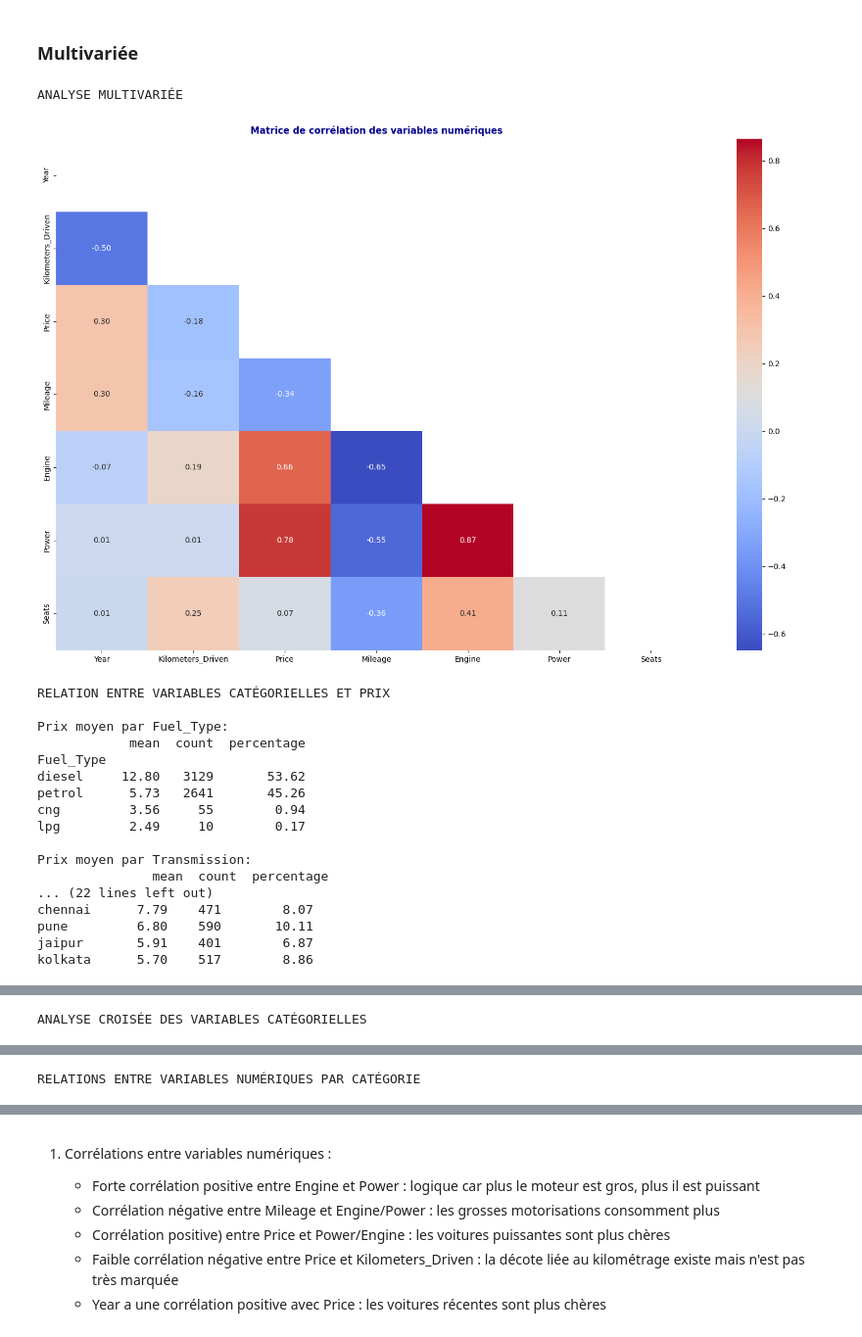
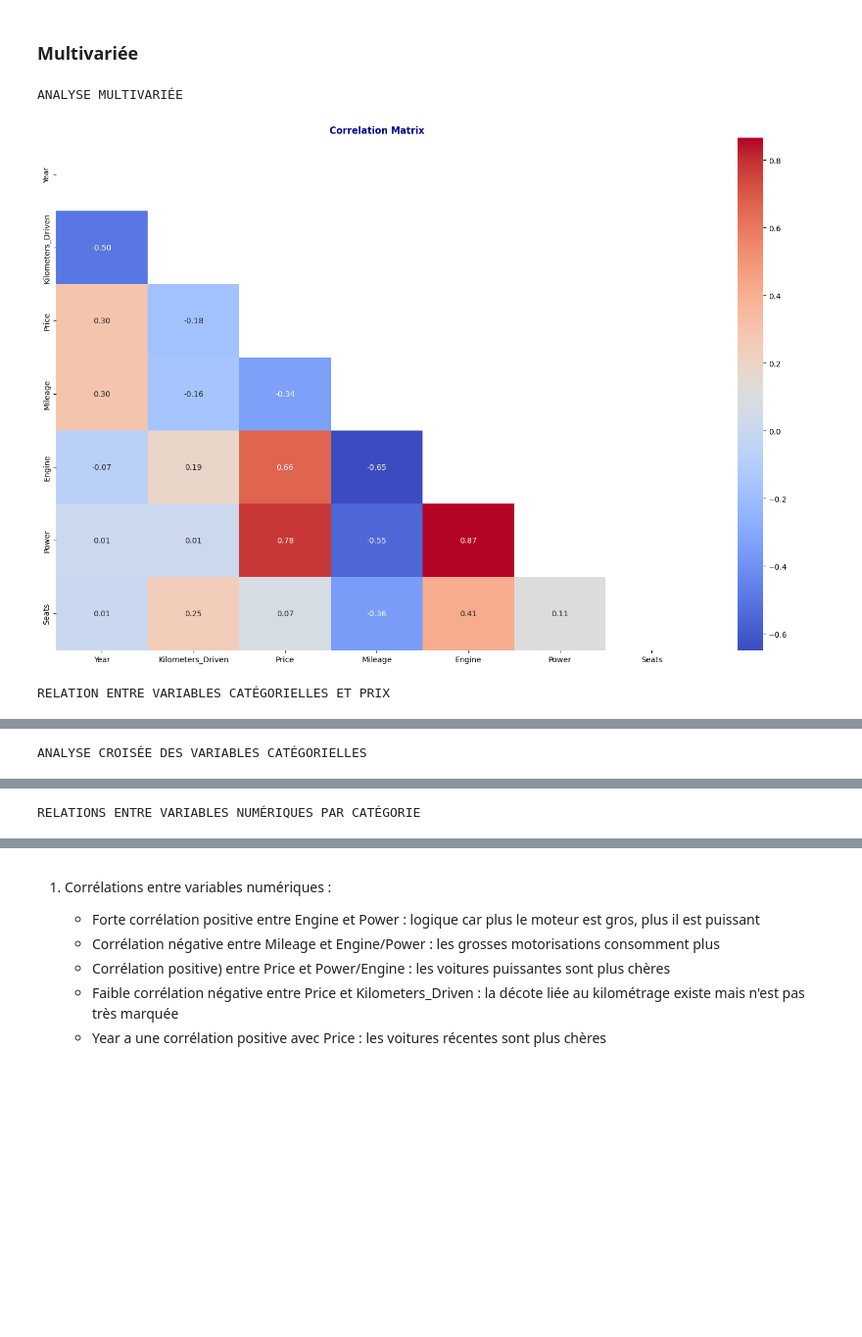
Before and after one commit to Ptitlu42/TP_data_mining, a Jupyter notebook: TP_eda.ipynb, the cells around one changed output, grey strips where cells are left out. Shown at 98% size. Saved outputs shown, nothing was run; the diff lists cells and outputs as text; code cells hidden in the pictures; blank space fills up the shorter version.

```diff
--- a/TP_eda.ipynb
+++ b/TP_eda.ipynb
@@ -616,7 +616,7 @@ sns.heatmap(correlation_matrix,
             cmap='coolwarm',
             fmt='.2f',
             mask=np.triu(correlation_matrix))
-plt.title('Matrice de corrélation des variables numériques', color='darkblue', fontweight='bold')
+plt.title('Correlation Matrix', color='darkblue', fontweight='bold')
 plt.tight_layout()
 plt.show()
 
@@ -625,16 +625,9 @@ print(f"\n{CYAN}RELATION ENTRE VARIABLES CATÉGORIELLES ET PRIX{ENDC}")
 categorical_columns = ['Fuel_Type', 'Transmission', 'Owner_Type', 'Location']
 plt.figure(figsize=(15, 10))
 for i, cat in enumerate(categorical_columns, 1):
-    print(f"\n{BLUE}Prix moyen par {cat}:{ENDC}")
-    avg_price = df_clean_qual.groupby(cat)['Price'].agg(['mean', 'count']).round(2)
-    total_count = avg_price['count'].sum()
-    avg_price['percentage'] = (avg_price['count'] / total_count * 100).round(2)
-    avg_price = avg_price.sort_values('mean', ascending=False)
-    print(avg_price)
-
     plt.subplot(2, 2, i)
     sns.boxplot(data=df_clean_qual, x=cat, y='Price', color='lightblue')
-    plt.title(f'Distribution des prix par {cat}', color='darkblue', fontweight='bold')
+    plt.title(f'Distribution of Price by {cat}', color='darkblue', fontweight='bold')
     plt.xticks(rotation=45, ha='right', color='darkblue')
     plt.xlabel(cat, color='darkblue', fontweight='bold')
     plt.ylabel('Prix', color='darkblue', fontweight='bold')
@@ -652,53 +645,37 @@ for i, cat1 in enumerate(categorical_columns):
         contingency_pct = pd.crosstab(df_clean_qual[cat1], df_clean_qual[cat2], normalize='all') * 100
 
         sns.heatmap(contingency_pct,
                     annot=True,
                     fmt='.1f',
                     cmap='YlOrRd')
         plt.title(f'Distribution {cat1} vs {cat2} (%)', color='darkblue', fontweight='bold')
         plt.xlabel(cat2, color='darkblue', fontweight='bold')
         plt.ylabel(cat1, color='darkblue', fontweight='bold')
         plot_num += 1
 plt.tight_layout()
 plt.show()
 
 print(f"\n{CYAN}RELATIONS ENTRE VARIABLES NUMÉRIQUES PAR CATÉGORIE{ENDC}")
 plt.figure(figsize=(15, 10))
 for i, cat in enumerate(['Transmission', 'Fuel_Type'], 1):
     plt.subplot(1, 2, i)
     sns.scatterplot(data=df_clean_qual,
                     x='Kilometers_Driven',
                     y='Price',
                     hue=cat,
                     alpha=0.6)
-    plt.title(f'Prix vs Kilométrage par {cat}', color='darkblue', fontweight='bold')
+    plt.title(f'Price vs Kilometers_Driven by {cat}', color='darkblue', fontweight='bold')
     if 'Kilometers_Driven' in plt.gca().get_xlabel():
         plt.gca().xaxis.set_major_formatter(lambda x, p: f'{int(x/1000)}k')
     plt.xlabel('Kilometers_Driven', color='darkblue', fontweight='bold')
-    plt.ylabel('Prix', color='darkblue', fontweight='bold')
+    plt.ylabel('Price', color='darkblue', fontweight='bold')
     plt.grid(True, alpha=0.3)
 plt.tight_layout()
 plt.show()
 # %% [output]
 ANALYSE MULTIVARIÉE
-[figure, old version]
+[figure, new version]
 RELATION ENTRE VARIABLES CATÉGORIELLES ET PRIX
-
-Prix moyen par Fuel_Type:
-            mean  count  percentage
-Fuel_Type
-diesel     12.80   3129       53.62
-petrol      5.73   2641       45.26
-cng         3.56     55        0.94
-lpg         2.49     10        0.17
-
-Prix moyen par Transmission:
-               mean  count  percentage
-... (22 lines left out)
-chennai      7.79    471        8.07
-pune         6.80    590       10.11
-jaipur       5.91    401        6.87
-kolkata      5.70    517        8.86
 [figure]
 ANALYSE CROISÉE DES VARIABLES CATÉGORIELLES
 [figure]
```
Also changed, not shown: parts of 1 cell of this notebook.
